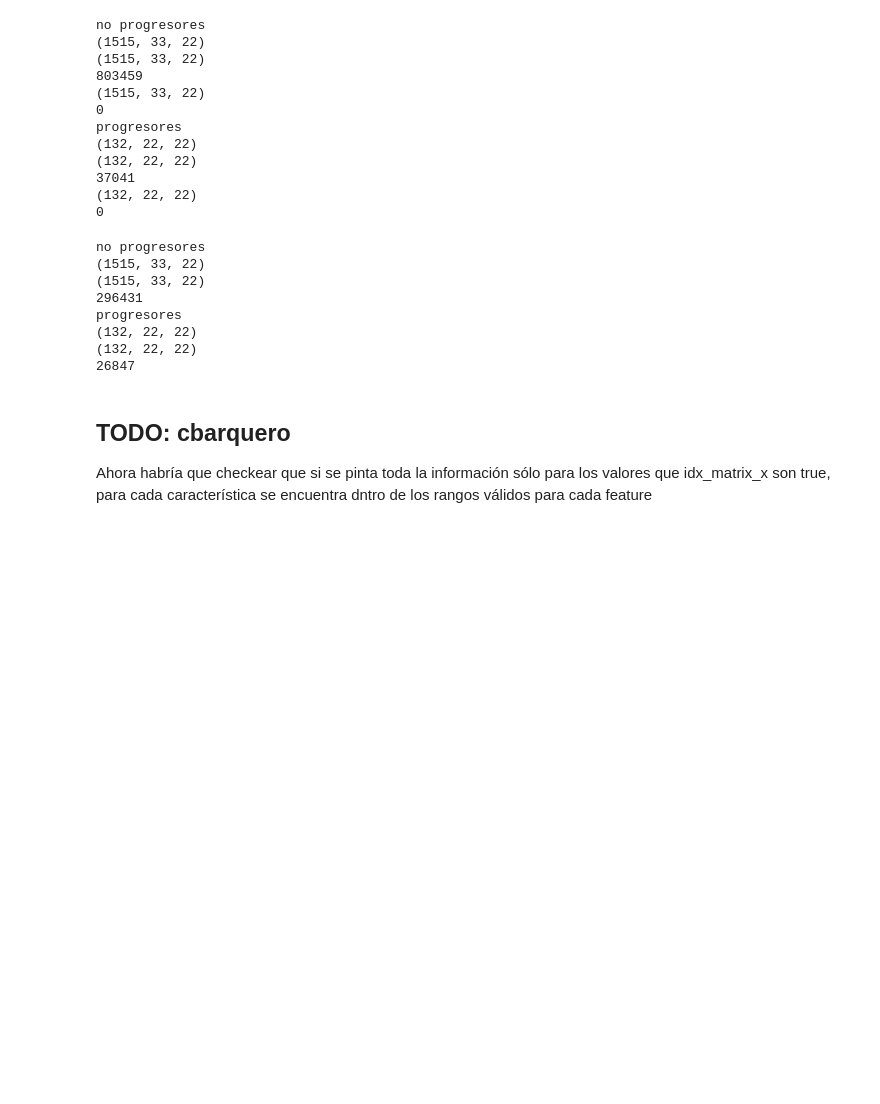
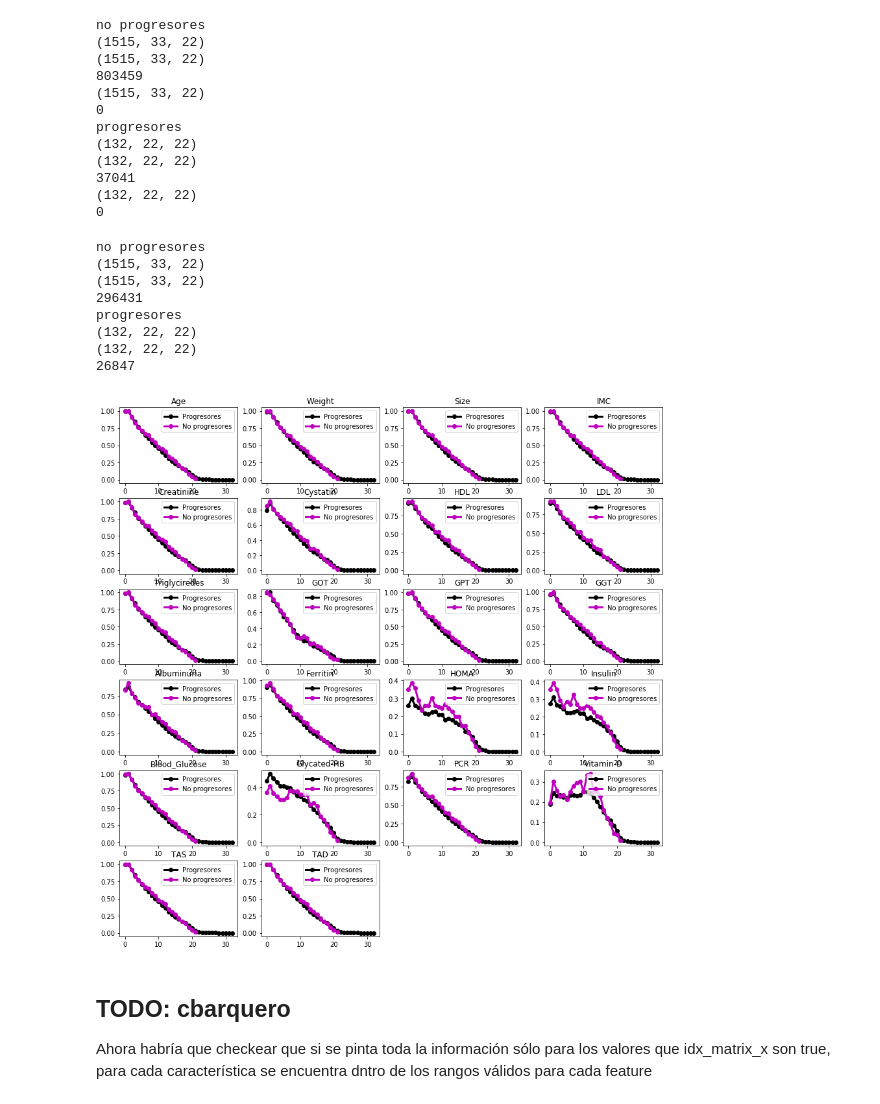
Before and after one commit to Carlosbgdlv/TFG, a Jupyter notebook: EDA/Diabetes_EDA.ipynb, the cells around one changed output. Drawn from its saved outputs; the diff is of its cells as text; code cells hidden in the pictures; blank space fills up the shorter version.

```diff
--- a/EDA/Diabetes_EDA.ipynb
+++ b/EDA/Diabetes_EDA.ipynb
@@ -431,6 +324,18 @@ progresores
 (132, 22, 22)
 (132, 22, 22)
 26847
+# %%
+feature_names = ['Age','Weight','Size','IMC','Creatinine','Cystatin','HDL','LDL','Triglyciredes','GOT','GPT','GGT','Albuminuria','Ferritin','HOMA','Insulin','Blood_Glucose','Glycated-HB','PCR','Vitamin-D','TAS','TAD','Date']
+plt.figure(figsize = (15,15))
+for i in range(len(feature_names)-1):
+
+    plt.subplot(6,4,i+1)
+    plt.plot(np.nanmean(idx_matrix_no_prog[:,:,i],axis = 0),'k-o',linewidth = 3,label = 'Progresores')
+    plt.plot(np.nanmean(idx_matrix_prog[:,:,i],axis = 0),'m-o',linewidth = 3,label = 'No progresores')
+    plt.title(feature_names[i])
+    plt.legend()
+# %% [output]
+[figure, added]
 # %% [markdown]
 ## TODO: cbarquero
 
```
Also changed, not shown: parts of 19 cells of this notebook, 4 other files.
